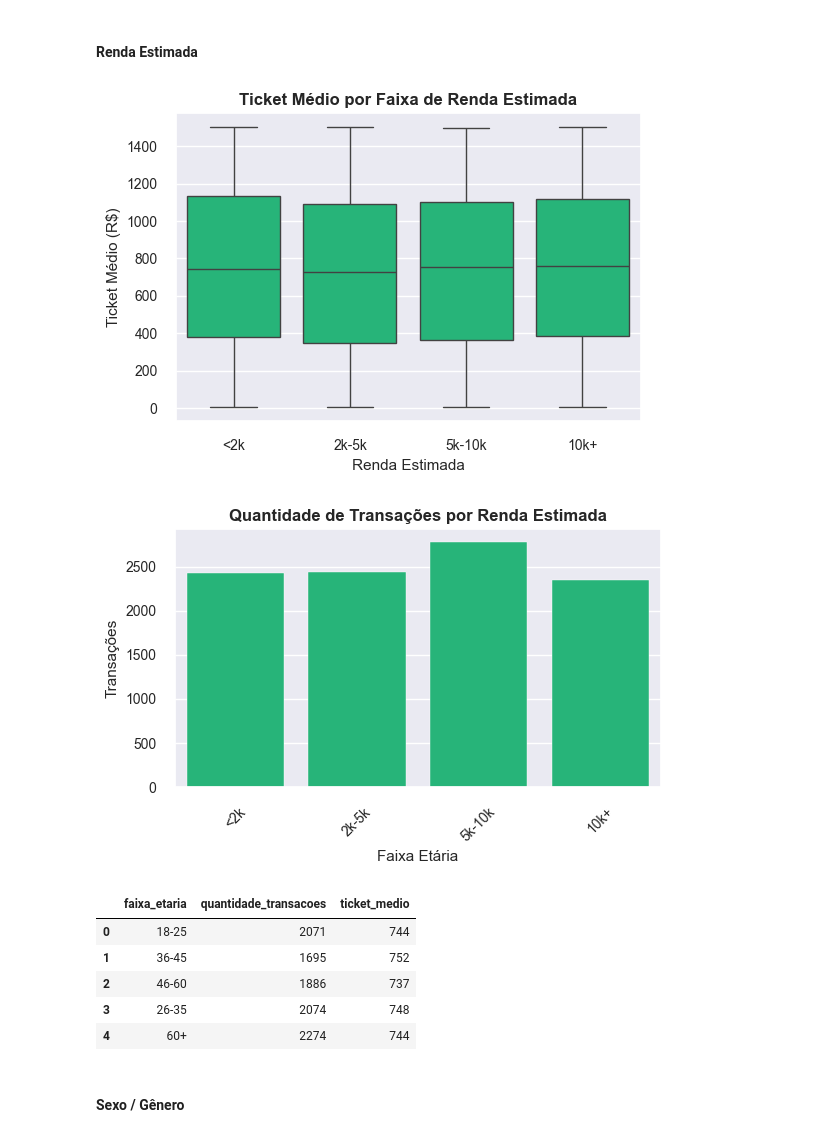
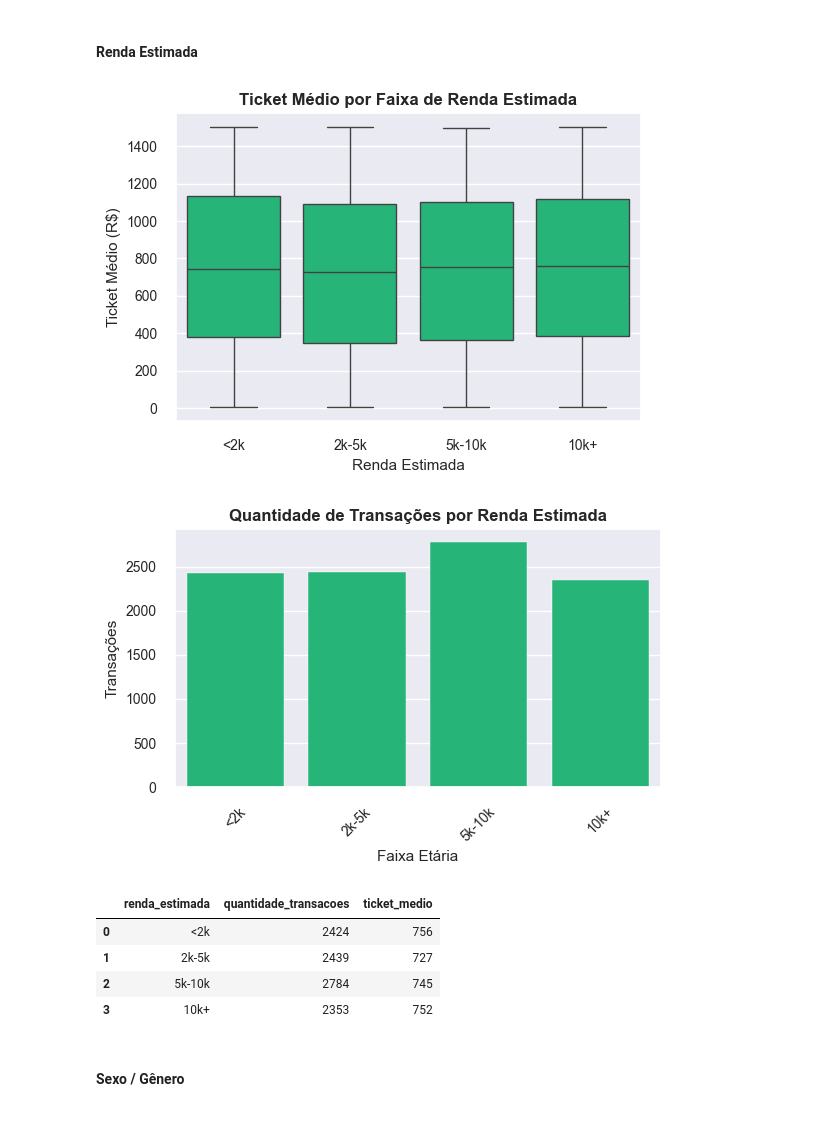
Before and after one commit to kajinmo/payflex-analytics, a Jupyter notebook: notebook/notebook.ipynb, the cells around one changed output. Drawn from its saved outputs; the diff is of its cells as text; code cells hidden in the pictures.

```diff
--- a/code/eda.ipynb
+++ b/notebook/notebook.ipynb
@@ -352,40 +427,39 @@ ticket_medio_por_renda = (
     df
     .groupby('renda_estimada', observed=False)['valor']
     .agg(['count', 'mean'])  # Adicionando estatísticas robustas
     .reset_index()
     .sort_values('renda_estimada')  # Ordena por ordem crescente de renda
     .rename(columns={
         'count': 'quantidade_transacoes',
         'mean': 'ticket_medio'
     }
     ).assign(ticket_medio=lambda x: x['ticket_medio'].astype(int))
 )
 plotutils.box_plot(
     data=df,
     x='renda_estimada',
     y='valor',
     title='Ticket Médio por Faixa de Renda Estimada',
     xlabel='Renda Estimada',
     ylabel='Ticket Médio (R$)',
 )
 plotutils.bar_plot(
     data=ticket_medio_por_renda,
     x='renda_estimada',
     y='quantidade_transacoes',
     title='Quantidade de Transações por Renda Estimada',
     xlabel='Faixa Etária',
     ylabel='Transações'
 )
-ticket_medio_por_faixa_etaria
+ticket_medio_por_renda
 # %% [output]
 [figure]
 [figure]
-|  | faixa_etaria | quantidade_transacoes | ticket_medio |
-| 0 | 18-25 | 2071 | 744 |
-| 1 | 36-45 | 1695 | 752 |
-| 2 | 46-60 | 1886 | 737 |
-| 3 | 26-35 | 2074 | 748 |
-| 4 | 60+ | 2274 | 744 |
+|  | renda_estimada | quantidade_transacoes | ticket_medio |
+| 0 | <2k | 2424 | 756 |
+| 1 | 2k-5k | 2439 | 727 |
+| 2 | 5k-10k | 2784 | 745 |
+| 3 | 10k+ | 2353 | 752 |
 # %% [markdown]
 #### Sexo / Gênero
 # %%
```
Also changed, not shown: parts of 7 cells of this notebook, 4 other files.
